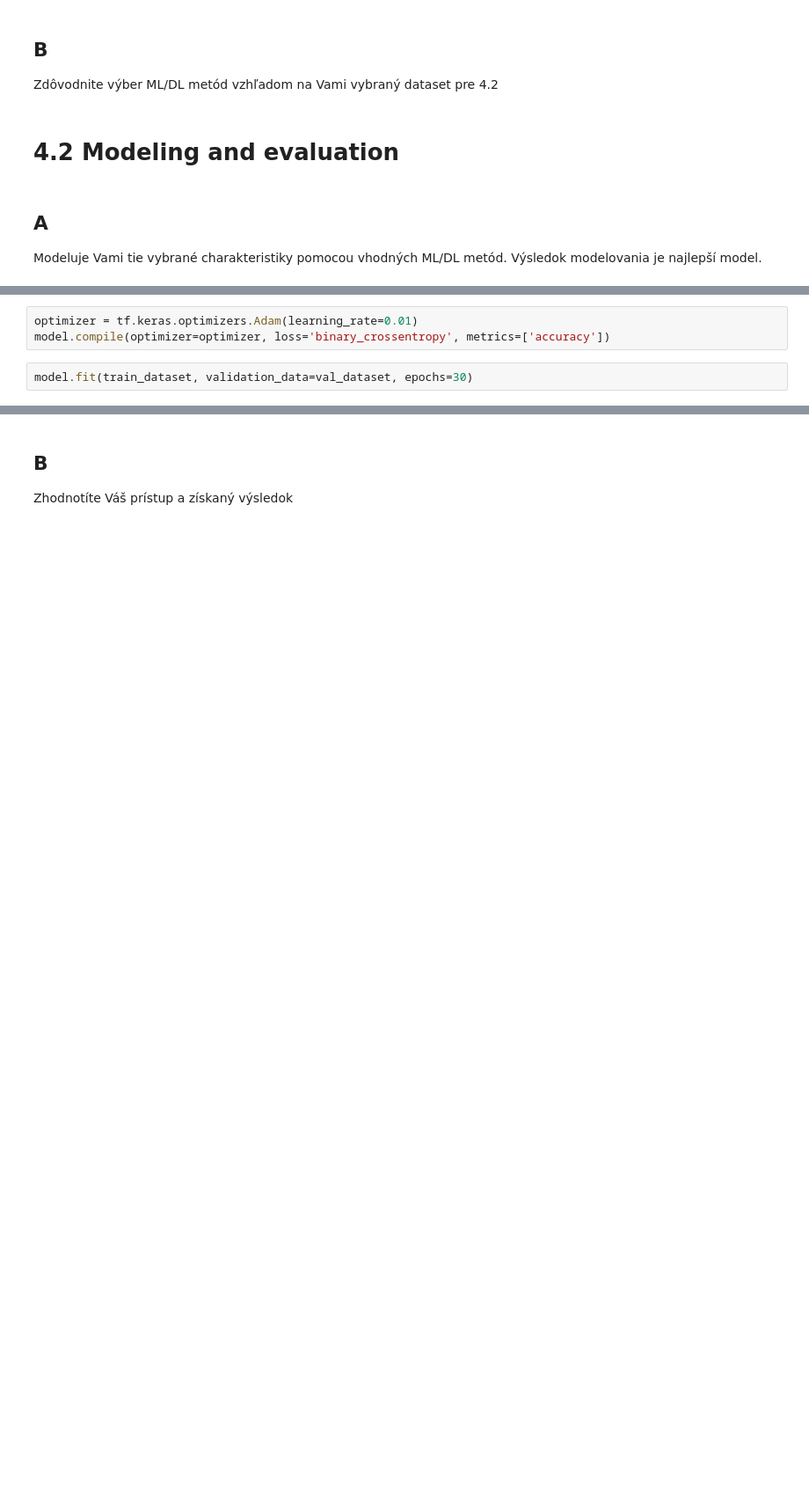
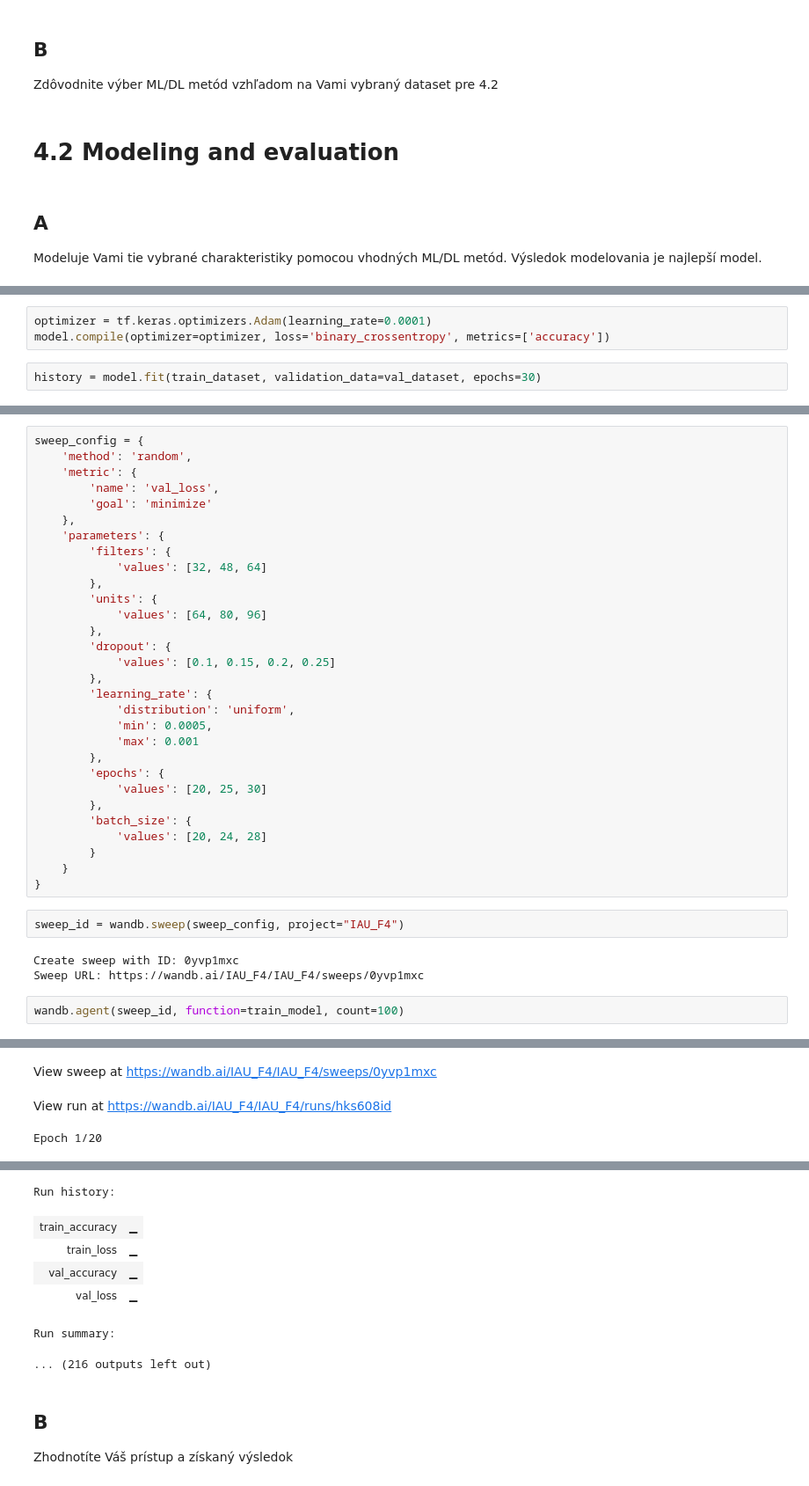
Before and after one commit to brenky7/IAU_projekt, a Jupyter notebook: faza4/faza4.ipynb, the cells around one changed output, grey strips where cells are left out. Shown at 88% size. Cells and saved outputs as stored; diff of their text form; blank space fills up the shorter version.

```diff
--- a/faza4/faza4.ipynb
+++ b/faza4/faza4.ipynb
@@ -190,8 +216,8 @@ model = Sequential([
 ])
 # %%
-optimizer = tf.keras.optimizers.Adam(learning_rate=0.01)
+optimizer = tf.keras.optimizers.Adam(learning_rate=0.0001)
 model.compile(optimizer=optimizer, loss='binary_crossentropy', metrics=['accuracy'])
 # %%
-model.fit(train_dataset, validation_data=val_dataset, epochs=30)
+history = model.fit(train_dataset, validation_data=val_dataset, epochs=30)
 # %% [output]
 Epoch 1/30
@@ -226,0 +293,38 @@ train_acc
+# %%
+sweep_config = {
+    'method': 'random',
+    'metric': {
+        'name': 'val_loss',
+        'goal': 'minimize'
+    },
+    'parameters': {
+        'filters': {
+            'values': [32, 48, 64]
+        },
+        'units': {
+            'values': [64, 80, 96]
+        },
+        'dropout': {
+            'values': [0.1, 0.15, 0.2, 0.25]
+        },
+        'learning_rate': {
+            'distribution': 'uniform',
+            'min': 0.0005,
+            'max': 0.001
+        },
+        'epochs': {
+            'values': [20, 25, 30]
+        },
+        'batch_size': {
+            'values': [20, 24, 28]
+        }
+    }
+}
+# %%
+sweep_id = wandb.sweep(sweep_config, project="IAU_F4")
+# %% [output]
+Create sweep with ID: 0yvp1mxc
+Sweep URL: https://wandb.ai/IAU_F4/IAU_F4/sweeps/0yvp1mxc
+# %%
+wandb.agent(sweep_id, function=train_model, count=100)
+# %% [output]
@@ -226,0 +343,3 @@ train_acc
+View sweep at https://wandb.ai/IAU_F4/IAU_F4/sweeps/0yvp1mxc
+View run at https://wandb.ai/IAU_F4/IAU_F4/runs/hks608id
+Epoch 1/20
@@ -227,3 +363,10 @@ train_acc
+Run history:
+| train_accuracy | ▁ |
+| train_loss | ▁ |
+| val_accuracy | ▁ |
+| val_loss | ▁ |
+Run summary:
+... (216 outputs left out)
 # %% [markdown]
 ## B
 
```
Also changed, not shown: parts of 17 cells of this notebook.
